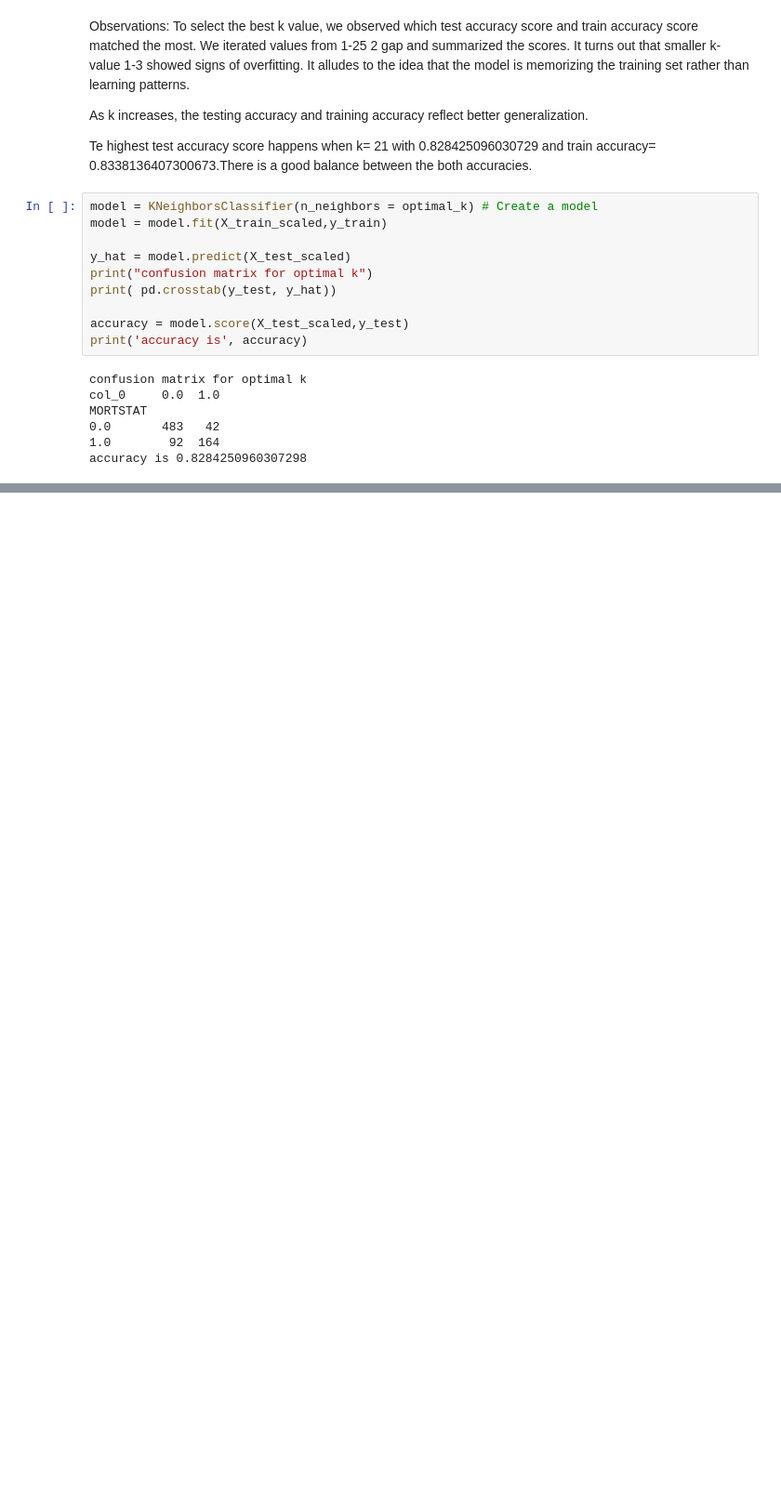
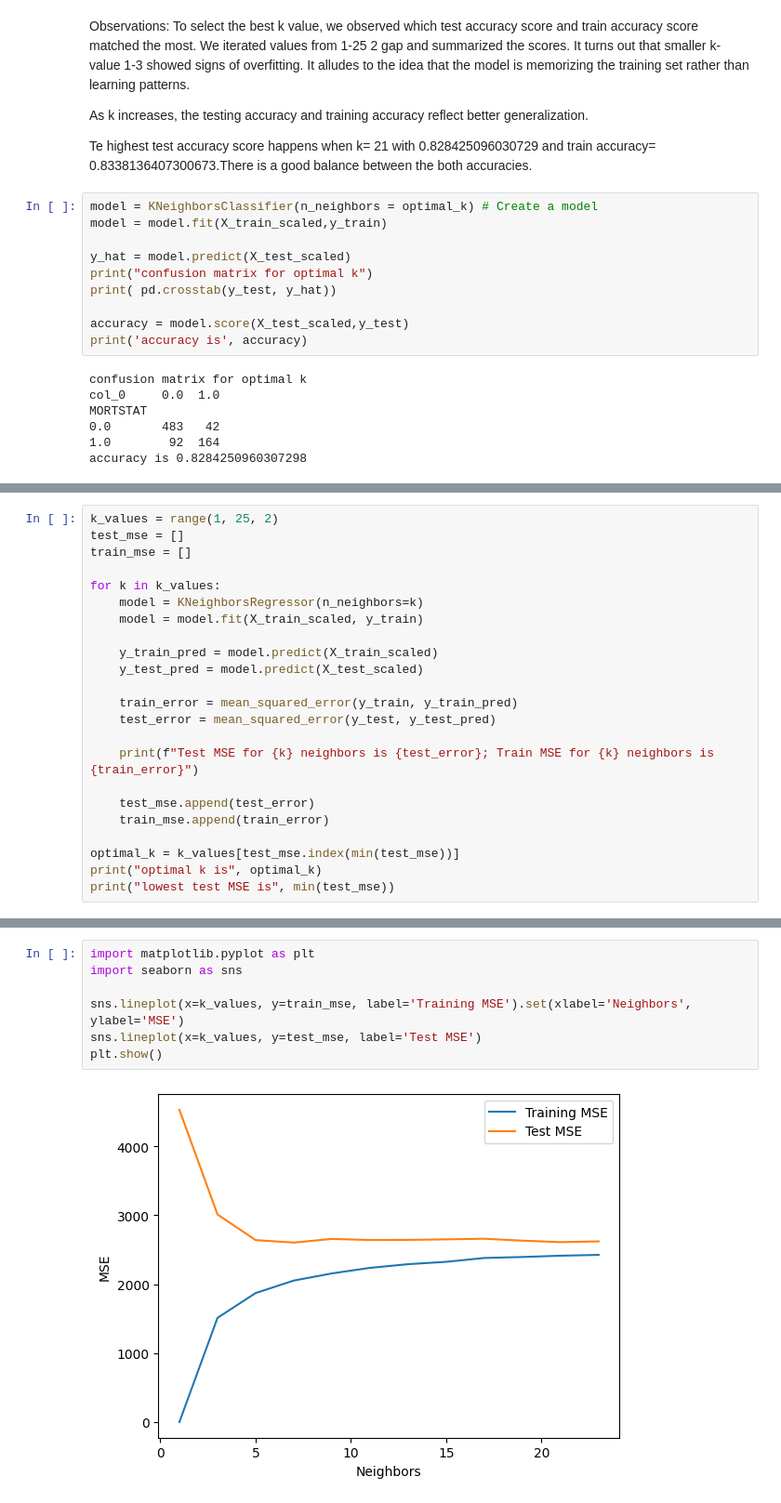
Before and after one commit to skang0812/ML-Project-1, a Jupyter notebook: project_1_bsds.ipynb, the cells around one changed output, grey strips where cells are left out. Shown at 93% size. Drawn from its saved outputs; the diff is of its cells as text; blank space fills up the shorter version.

```diff
--- a/project_1_bsds.ipynb
+++ b/project_1_bsds.ipynb
@@ -563,0 +596,23 @@ accuracy is 0.8284250960307298
+# %%
+k_values = range(1, 25, 2)
+test_mse = []
+train_mse = []
+
+for k in k_values:
+    model = KNeighborsRegressor(n_neighbors=k)
+    model = model.fit(X_train_scaled, y_train)
+
+    y_train_pred = model.predict(X_train_scaled)
+    y_test_pred = model.predict(X_test_scaled)
+
+    train_error = mean_squared_error(y_train, y_train_pred)
+    test_error = mean_squared_error(y_test, y_test_pred)
+
+    print(f"Test MSE for {k} neighbors is {test_error}; Train MSE for {k} neighbors is {train_error}")
+
+    test_mse.append(test_error)
+    train_mse.append(train_error)
+
+optimal_k = k_values[test_mse.index(min(test_mse))]
+print("optimal k is", optimal_k)
+print("lowest test MSE is", min(test_mse))
@@ -563,0 +634,9 @@ accuracy is 0.8284250960307298
+# %%
+import matplotlib.pyplot as plt
+import seaborn as sns
+
+sns.lineplot(x=k_values, y=train_mse, label='Training MSE').set(xlabel='Neighbors', ylabel='MSE')
+sns.lineplot(x=k_values, y=test_mse, label='Test MSE')
+plt.show()
+# %% [output]
+[figure, added]
```
Also changed, not shown: parts of 10 cells of this notebook.
